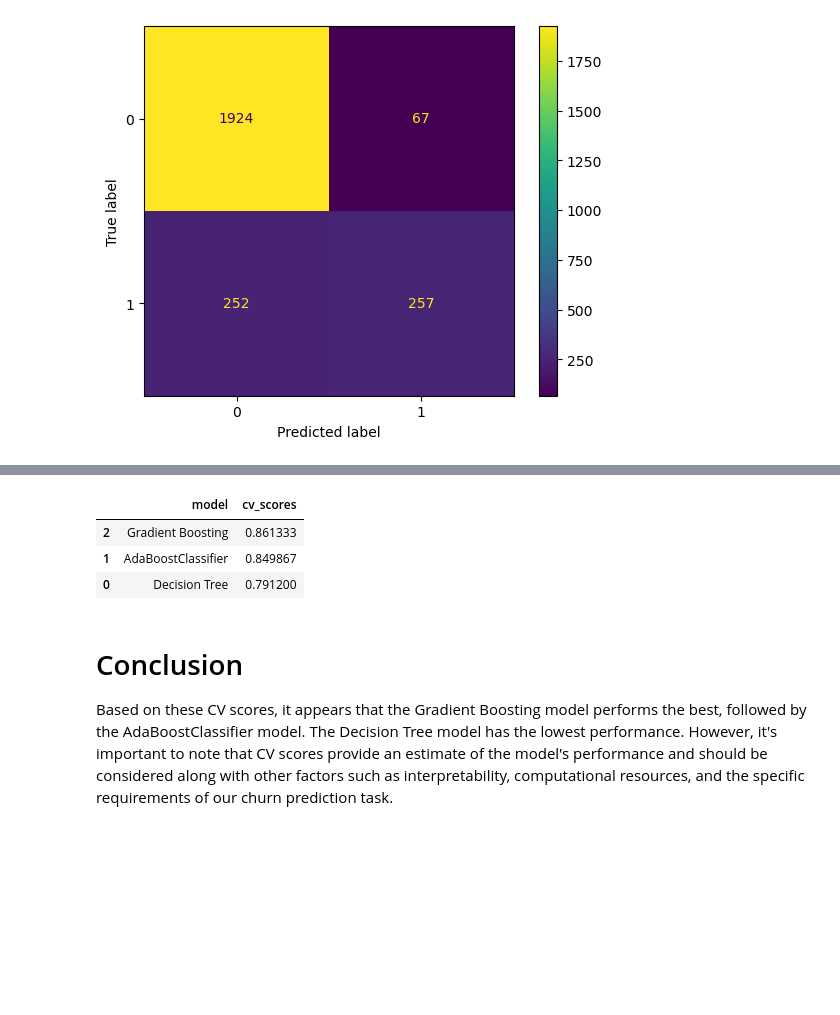
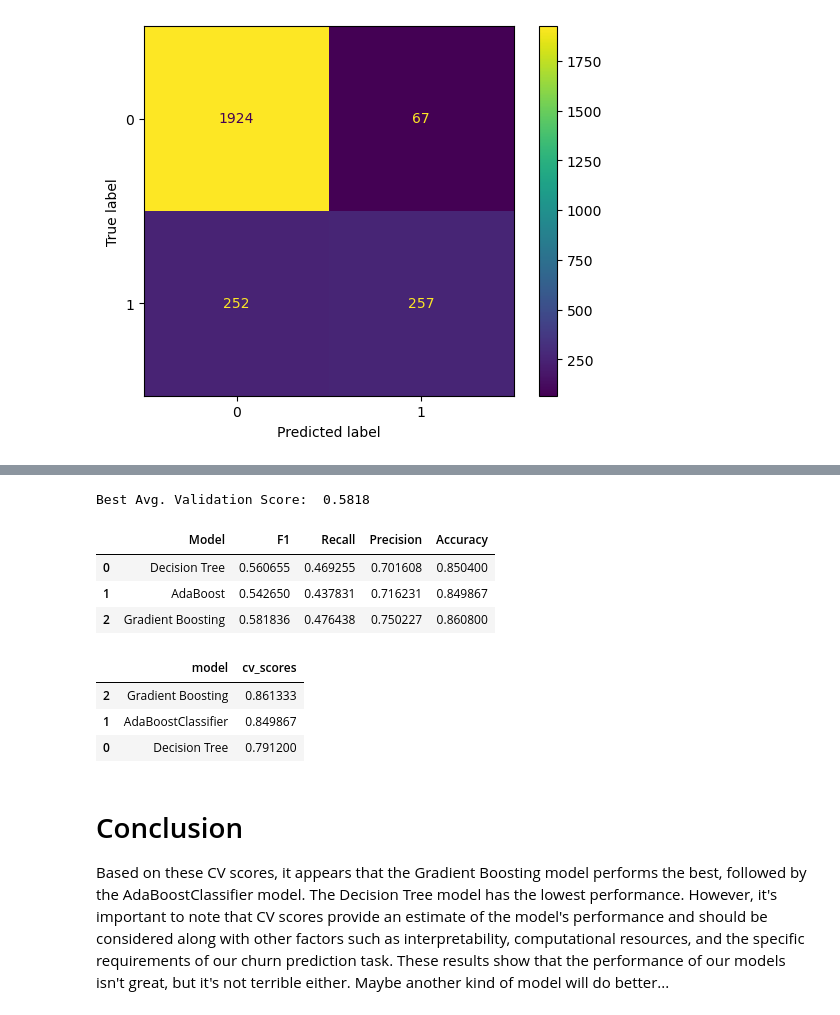
Before and after one commit to osamabg1999/Banking-Customer-Churn, a Jupyter notebook: Bank_Churn_Classifier.ipynb, the cells around one changed output, grey strips where cells are left out. Drawn from its saved outputs; the diff is of its cells as text; code cells hidden in the pictures; blank space fills up the shorter version.

Commit message:
Hyperparameter tuning

```diff
--- a/Bank_Churn_Classifier.ipynb
+++ b/Bank_Churn_Classifier.ipynb
@@ -164,3 +223,70 @@ F1 Score: 0.617
+# %%
+# Instantiate the tuned gb model
+tuned_gb = GradientBoostingClassifier(random_state=42)
+
+# Assign a dictionary of hyperparameters to search over
+gb_para = {'max_depth':[2, 3, 4, 5],
+                'min_samples_leaf': [2, 5, 10, 20]}
+
+# Assign a dictionary of scoring metrics to capture
+scoring = {'accuracy', 'precision', 'recall', 'f1'}
+
+# Instantiate the GridSearch
+clf_gb = GridSearchCV(tuned_gb,
+                        gb_para,
+                        scoring = scoring,
+                        cv=5,
+                        refit="f1")
+
+# Fit the model
+clf_gb.fit(X_train, y_train)
+
+# Examine the best model from GridSearch
+clf_gb.best_estimator_
+
+print("Best Avg. Validation Score: ", "%.4f" % clf_gb.best_score_)
+# %% [output]
+Best Avg. Validation Score:  0.5818
+# %%
+def make_results(model_name, model_object):
+
+    # Get all the results from the CV and put them in a df
+    cv_results = pd.DataFrame(model_object.cv_results_)
+
+    # Isolate the row of the df with the max(mean f1 score)
+    best_estimator_results = cv_results.iloc[cv_results['mean_test_f1'].idxmax(), :]
+
+    # Extract accuracy, precision, recall, and f1 score from that row
+    f1 = best_estimator_results.mean_test_f1
+    recall = best_estimator_results.mean_test_recall
+    precision = best_estimator_results.mean_test_precision
+    accuracy = best_estimator_results.mean_test_accuracy
+
+    # Create table of results
+    table = pd.DataFrame()
+    table = table.append({'Model': model_name,
+                        'F1': f1,
+                        'Recall': recall,
+                        'Precision': precision,
+                        'Accuracy': accuracy
+                        },
+                        ignore_index=True
+                       )
+
+    return table
+# %%
+# Combine all metrics into one df
+results = pd.DataFrame()
+results = results.append(make_results('Decision Tree', clf_dt), ignore_index=True)
+results = results.append(make_results('AdaBoost', clf_ada), ignore_index=True)
+results = results.append(make_results('Gradient Boosting', clf_gb), ignore_index=True)
+# %%
+results
+# %% [output]
+|  | Model | F1 | Recall | Precision | Accuracy |
+| 0 | Decision Tree | 0.560655 | 0.469255 | 0.701608 | 0.850400 |
+| 1 | AdaBoost | 0.542650 | 0.437831 | 0.716231 | 0.849867 |
+| 2 | Gradient Boosting | 0.581836 | 0.476438 | 0.750227 | 0.860800 |
 # %%
 # Compare all models using cross validation
 from sklearn.model_selection import cross_val_score
@@ -192,3 +318,4 @@ cv_df.sort_values(by='cv_scores', ascending=False)
 # %% [markdown]
 # Conclusion
 Based on these CV scores, it appears that the Gradient Boosting model performs the best, followed by the AdaBoostClassifier model. The Decision Tree model has the lowest performance. However, it's important to note that CV scores provide an estimate of the model's performance and should be considered along with other factors such as interpretability, computational resources, and the specific requirements of our churn prediction task.
+These results show that the performance of our models isn't great, but it's not terrible either. Maybe another kind of model will do better...
```
Also changed, not shown: parts of 4 cells of this notebook, 1 other file.
